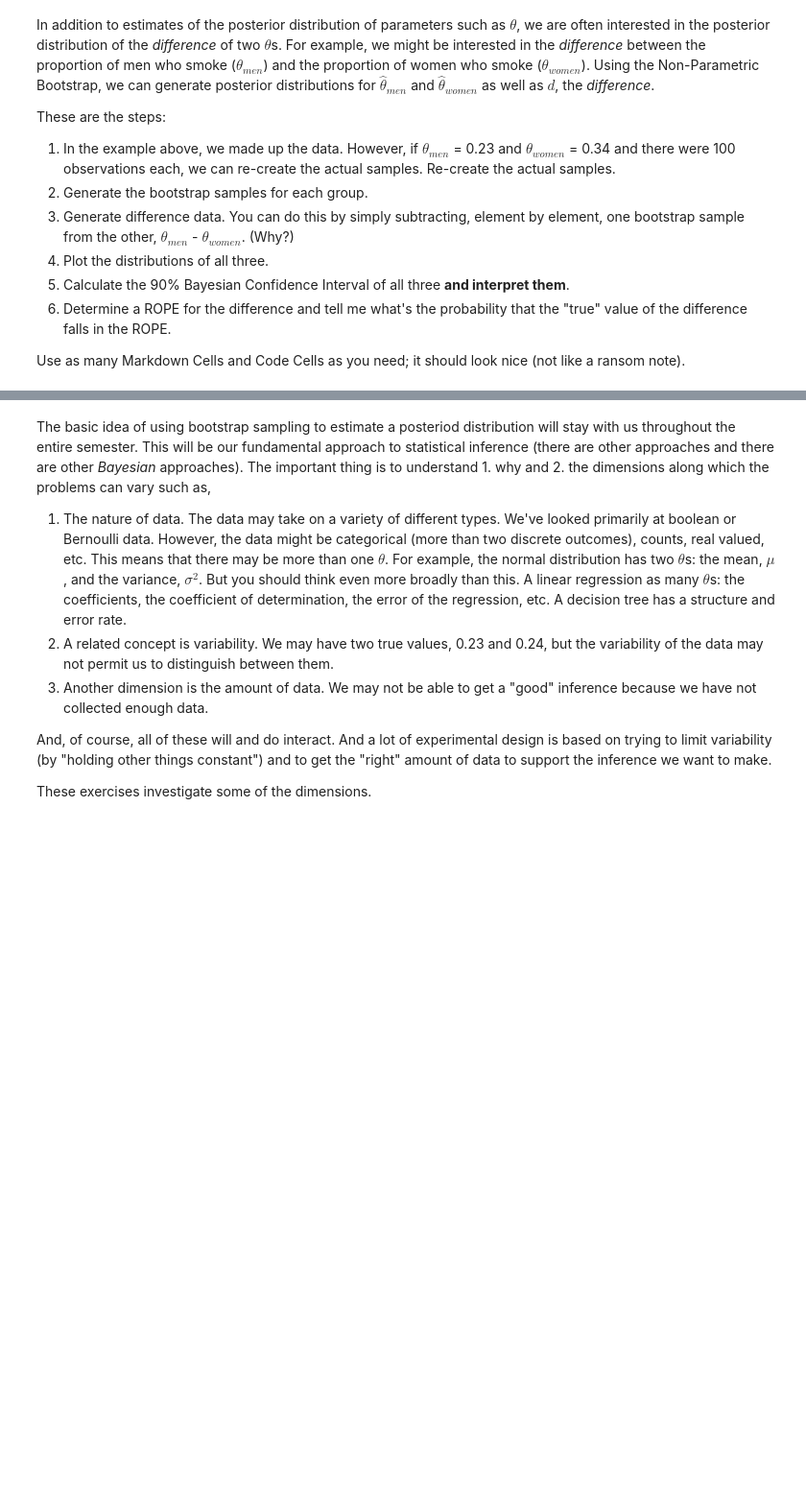
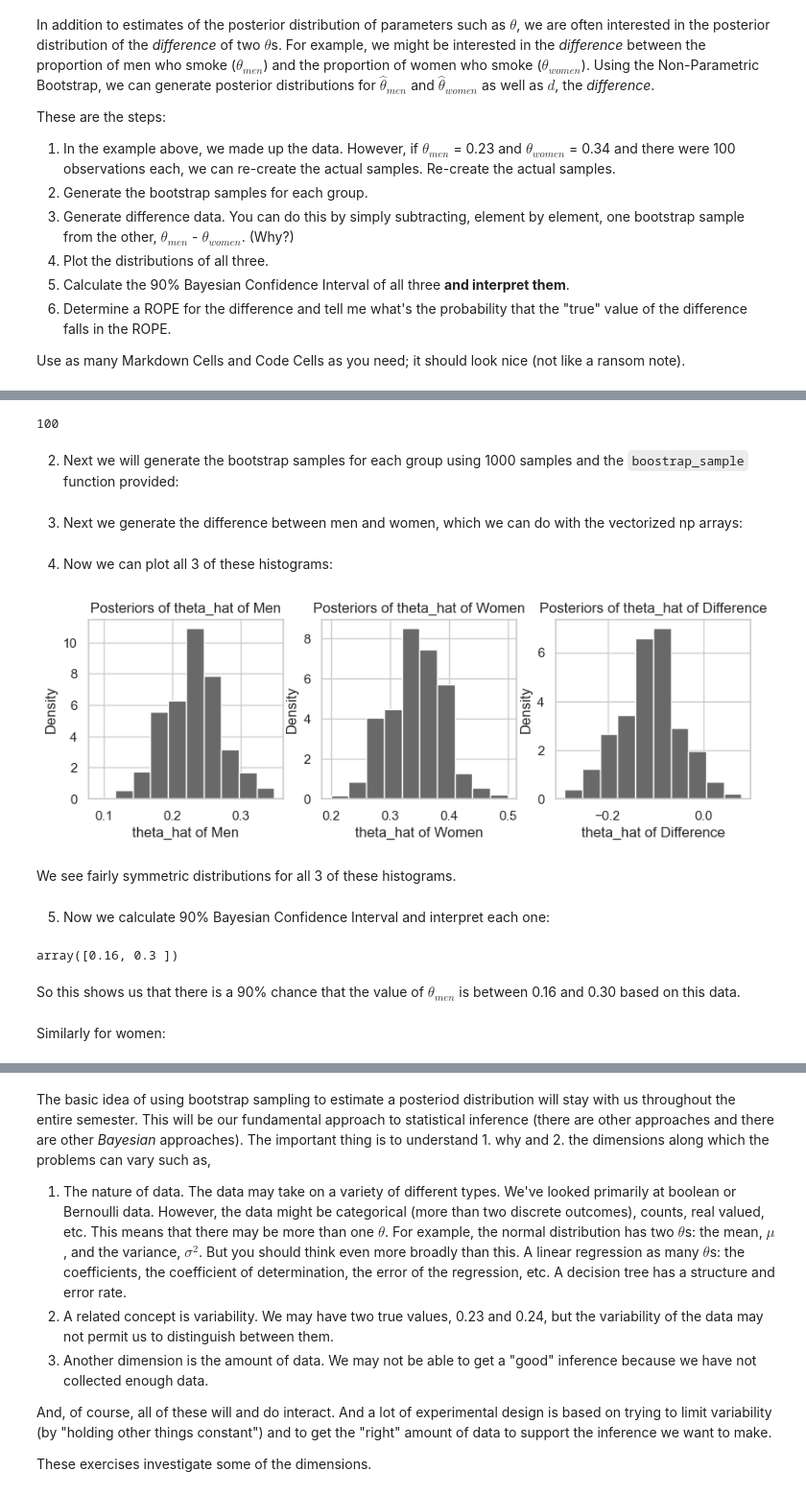
Before and after one commit to ansaridan/jhu-data-engineering-team-5, a Jupyter notebook: Module_7/Jhirsc21.ipynb, the cells around one changed output, grey strips where cells are left out. Shown at 96% size. Drawn from its saved outputs; the diff is of its cells as text; code cells hidden in the pictures; blank space fills up the shorter version.

```diff
--- a/Module_7/Jhirsc21.ipynb
+++ b/Module_7/Jhirsc21.ipynb
@@ -164,0 +167,45 @@ Use as many Markdown Cells and Code Cells as you need; it should look nice (not
+# %%
+men = [1] * 23 + [0] * 77
+women = [1] * 34 + [0] * 66
+# %% [output]
+100
+# %% [markdown]
+2. Next we will generate the bootstrap samples for each group using 1000 samples and the `boostrap_sample` function provided:
+# %%
+men_posterior = bootstrap_sample(men, np.mean, 1000)
+women_posterior = bootstrap_sample(women, np.mean, 1000)
+# %% [markdown]
+3. Next we generate the difference between men and women, which we can do with the vectorized np arrays:
+# %%
+difference = men_posterior - women_posterior
+posteriors = [men_posterior, women_posterior, difference]
+# %% [markdown]
+4. Now we can plot all 3 of these histograms:
+# %%
+figure = plt.figure(figsize=(10, 6)) # first element is width, second is height.
+titles = ['Men', 'Women', 'Difference']
+
+for i,x in enumerate(posteriors):
+    axes = figure.add_subplot(2, 3, i + 1)
+
+    axes.hist(x, density=True, color='dimgray')
+    axes.set_ylabel( "Density")
+    axes.set_xlabel( f"theta_hat of {titles[i]}")
+    axes.set_title( f"Posteriors of theta_hat of {titles[i]}")
+
+plt.show()
+plt.close()
+# %% [output]
+[figure, added]
+# %% [markdown]
+We see fairly symmetric distributions for all 3 of these histograms.
+# %% [markdown]
+5. Now we calculate 90% Bayesian Confidence Interval and interpret each one:
+# %%
+stats.mstats.mquantiles(men_posterior, [0.05, 0.95])
+# %% [output]
+array([0.16, 0.3 ])
+# %% [markdown]
+So this shows us that there is a 90% chance that the value of $\theta_{men}$ is between 0.16 and 0.30 based on this data.
+# %% [markdown]
+Similarly for women:
```
Also changed, not shown: parts of 10 cells of this notebook.
